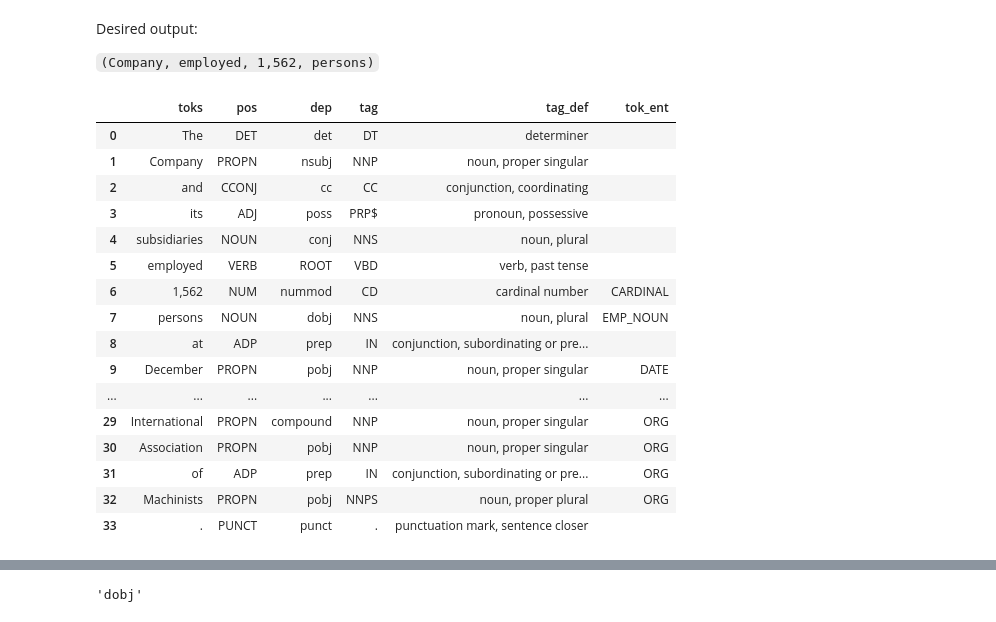
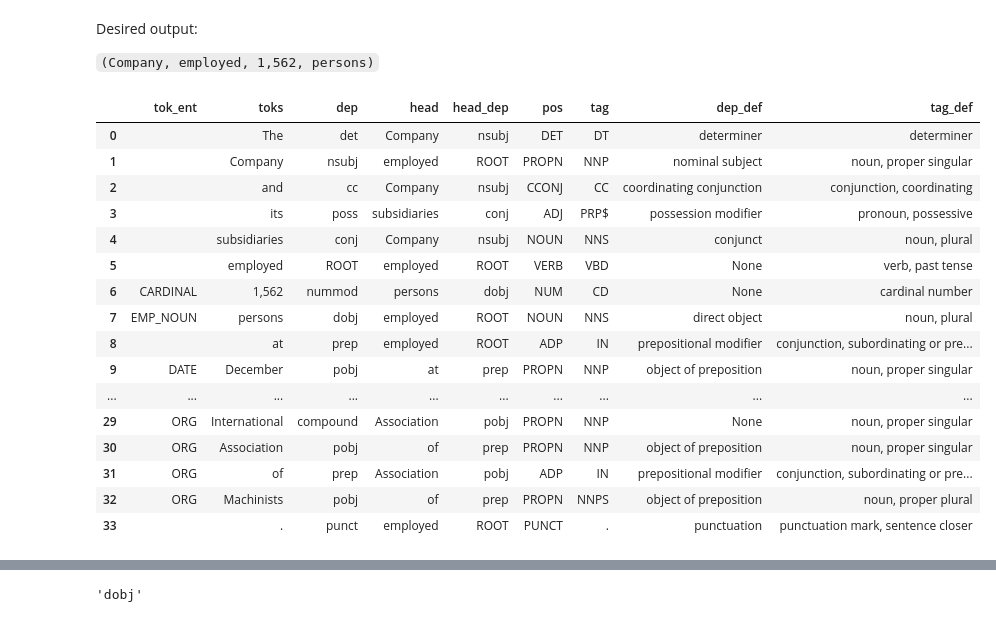
Before and after one commit to JarrodAJ/sec_employee_information_extraction, a Jupyter notebook: 4_Define_SpaCy_NER.ipynb, the cells around one changed output, grey strips where cells are left out. Cells and saved outputs as stored; diff of their text form; code cells hidden in the pictures.

```diff
--- a/4_Define_SpaCy_NER.ipynb
+++ b/4_Define_SpaCy_NER.ipynb
@@ -665,26 +721,26 @@ Desired output:
 `(Company, employed, 1,562, persons)`
 # %%
 ex5 = nlp("The Company and its subsidiaries employed 1,562 persons at December 31, 2016, 114 of whom are covered by a collective bargaining agreement with District 10 of the International Association of Machinists.")
-# %%
-print_doc_df(ex5)
-# %% [output]
-|  | toks | pos | dep | tag | tag_def | tok_ent |
-| 0 | The | DET | det | DT | determiner |  |
-| 1 | Company | PROPN | nsubj | NNP | noun, proper singular |  |
-| 2 | and | CCONJ | cc | CC | conjunction, coordinating |  |
-| 3 | its | ADJ | poss | PRP$ | pronoun, possessive |  |
-| 4 | subsidiaries | NOUN | conj | NNS | noun, plural |  |
-| 5 | employed | VERB | ROOT | VBD | verb, past tense |  |
-| 6 | 1,562 | NUM | nummod | CD | cardinal number | CARDINAL |
-| 7 | persons | NOUN | dobj | NNS | noun, plural | EMP_NOUN |
-| 8 | at | ADP | prep | IN | conjunction, subordinating or pre... |  |
-| 9 | December | PROPN | pobj | NNP | noun, proper singular | DATE |
-| ... | ... | ... | ... | ... | ... | ... |
-| 29 | International | PROPN | compound | NNP | noun, proper singular | ORG |
-| 30 | Association | PROPN | pobj | NNP | noun, proper singular | ORG |
-| 31 | of | ADP | prep | IN | conjunction, subordinating or pre... | ORG |
-| 32 | Machinists | PROPN | pobj | NNPS | noun, proper plural | ORG |
-| 33 | . | PUNCT | punct | . | punctuation mark, sentence closer |  |
+# %%
+print_df(make_tok_df(ex5))
+# %% [output]
+|  | tok_ent | toks | dep | head | head_dep | pos | tag | dep_def | tag_def |
+| 0 |  | The | det | Company | nsubj | DET | DT | determiner | determiner |
+| 1 |  | Company | nsubj | employed | ROOT | PROPN | NNP | nominal subject | noun, proper singular |
+| 2 |  | and | cc | Company | nsubj | CCONJ | CC | coordinating conjunction | conjunction, coordinating |
+| 3 |  | its | poss | subsidiaries | conj | ADJ | PRP$ | possession modifier | pronoun, possessive |
+| 4 |  | subsidiaries | conj | Company | nsubj | NOUN | NNS | conjunct | noun, plural |
+| 5 |  | employed | ROOT | employed | ROOT | VERB | VBD | None | verb, past tense |
+| 6 | CARDINAL | 1,562 | nummod | persons | dobj | NUM | CD | None | cardinal number |
+| 7 | EMP_NOUN | persons | dobj | employed | ROOT | NOUN | NNS | direct object | noun, plural |
+| 8 |  | at | prep | employed | ROOT | ADP | IN | prepositional modifier | conjunction, subordinating or pre... |
+| 9 | DATE | December | pobj | at | prep | PROPN | NNP | object of preposition | noun, proper singular |
+| ... | ... | ... | ... | ... | ... | ... | ... | ... | ... |
+| 29 | ORG | International | compound | Association | pobj | PROPN | NNP | None | noun, proper singular |
+| 30 | ORG | Association | pobj | of | prep | PROPN | NNP | object of preposition | noun, proper singular |
+| 31 | ORG | of | prep | Association | pobj | ADP | IN | prepositional modifier | conjunction, subordinating or pre... |
+| 32 | ORG | Machinists | pobj | of | prep | PROPN | NNPS | object of preposition | noun, proper plural |
+| 33 |  | . | punct | employed | ROOT | PUNCT | . | punctuation | punctuation mark, sentence closer |
 # %%
 print_doc_info(ex5)
 # %% [output]
```
Also changed, not shown: parts of 10 cells of this notebook.
